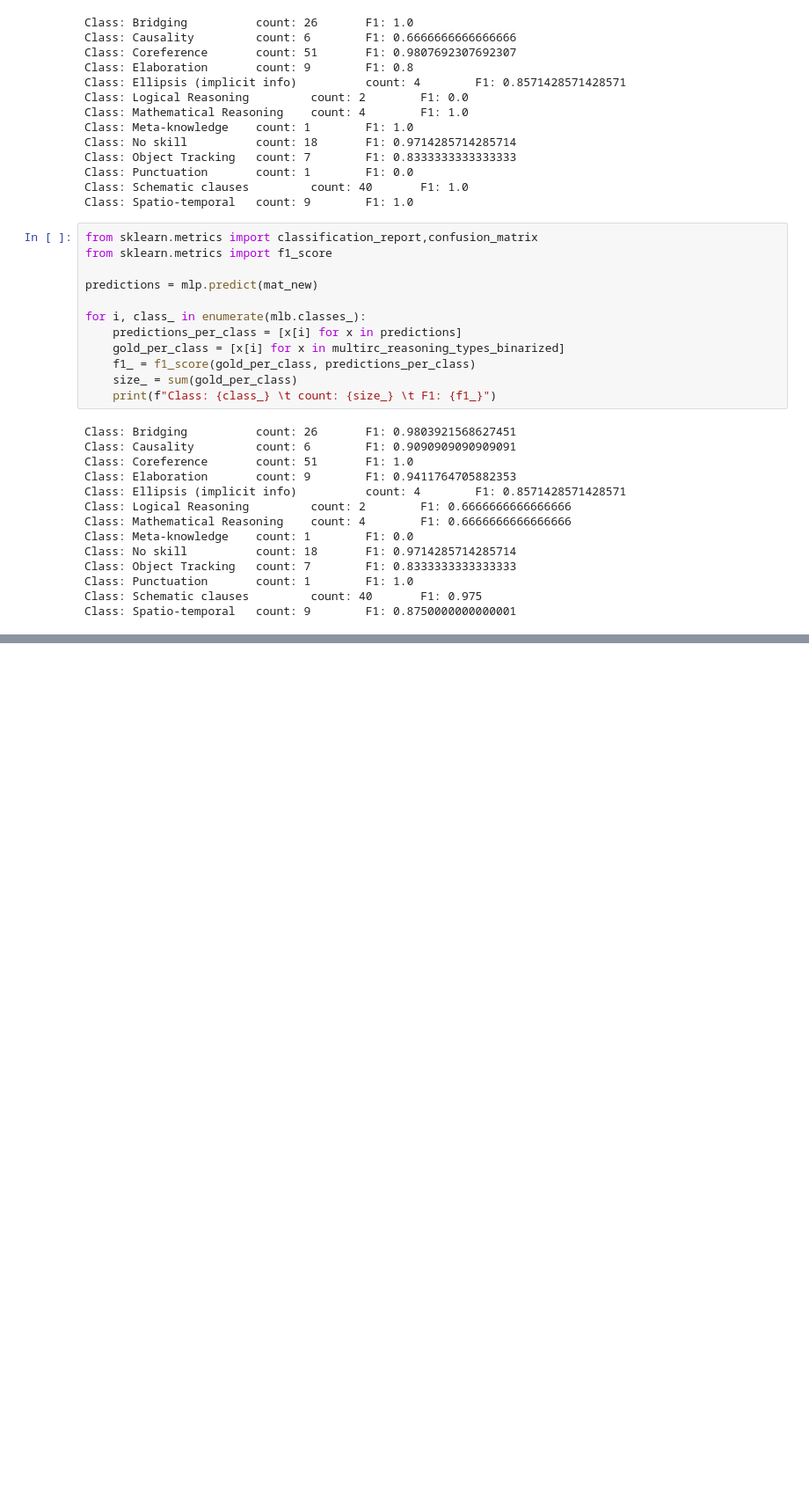
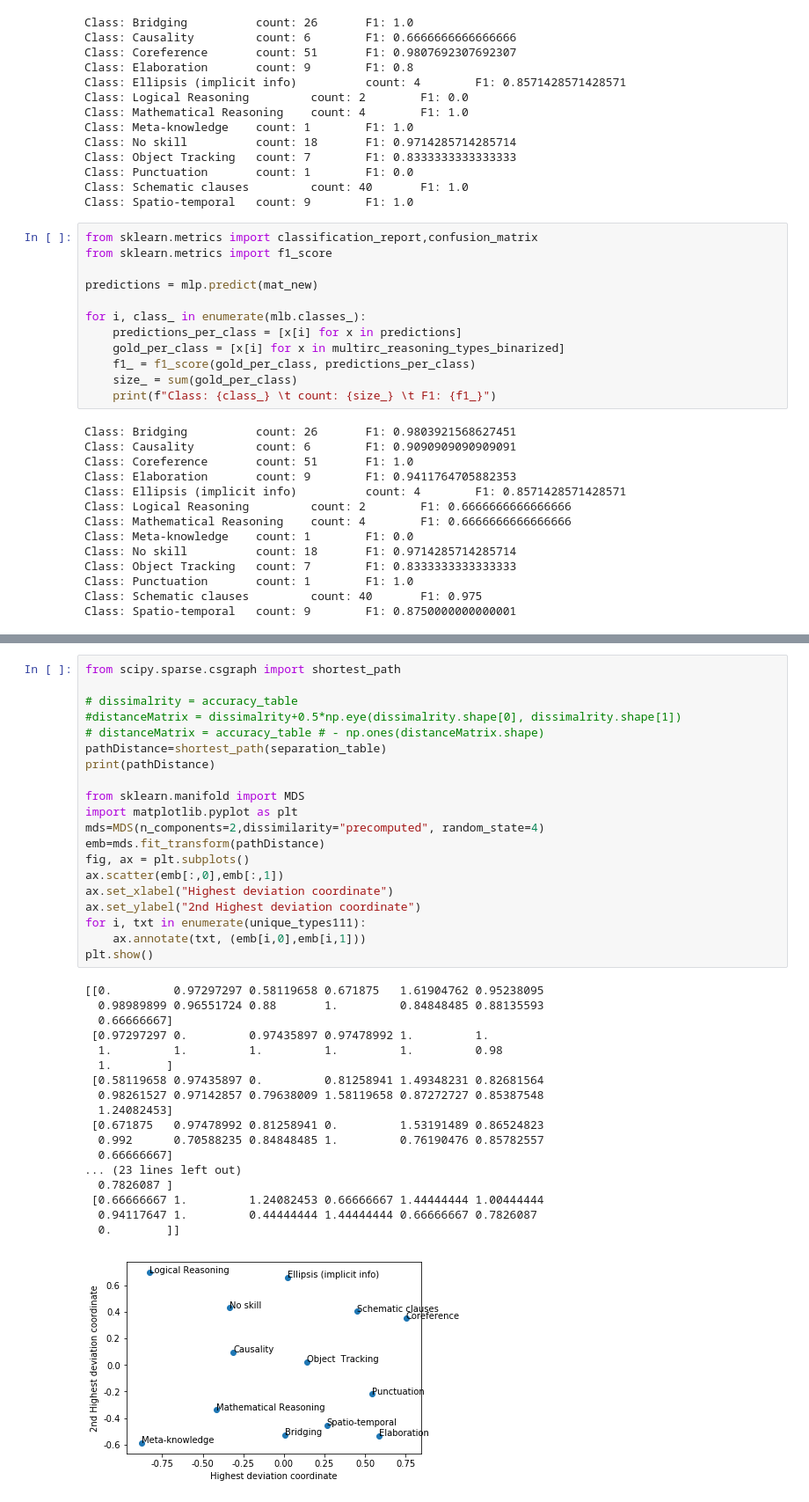
Before and after one commit to danyaljj/allennlp, a Jupyter notebook: 3.analysis_mctest.ipynb, the cells around one changed output, grey strips where cells are left out. Shown: that part at 88% size. Cells and saved outputs as stored; diff of their text form; blank space fills up the shorter version.

```diff
--- a/3.analysis_mctest.ipynb
+++ b/3.analysis_mctest.ipynb
@@ -851,0 +1001,39 @@ Class: Spatio-temporal   count: 9        F1: 0.8750000000000001
+# %%
+from scipy.sparse.csgraph import shortest_path
+
+# dissimalrity = accuracy_table
+#distanceMatrix = dissimalrity+0.5*np.eye(dissimalrity.shape[0], dissimalrity.shape[1])
+# distanceMatrix = accuracy_table # - np.ones(distanceMatrix.shape)
+pathDistance=shortest_path(separation_table)
+print(pathDistance)
+
+from sklearn.manifold import MDS
+import matplotlib.pyplot as plt
+mds=MDS(n_components=2,dissimilarity="precomputed", random_state=4)
+emb=mds.fit_transform(pathDistance)
+fig, ax = plt.subplots()
+ax.scatter(emb[:,0],emb[:,1])
+ax.set_xlabel("Highest deviation coordinate")
+ax.set_ylabel("2nd Highest deviation coordinate")
+for i, txt in enumerate(unique_types111):
+    ax.annotate(txt, (emb[i,0],emb[i,1]))
+plt.show()
+# %% [output]
+[[0.         0.97297297 0.58119658 0.671875   1.61904762 0.95238095
+  0.98989899 0.96551724 0.88       1.         0.84848485 0.88135593
+  0.66666667]
+ [0.97297297 0.         0.97435897 0.97478992 1.         1.
+  1.         1.         1.         1.         1.         0.98
+  1.        ]
+ [0.58119658 0.97435897 0.         0.81258941 1.49348231 0.82681564
+  0.98261527 0.97142857 0.79638009 1.58119658 0.87272727 0.85387548
+  1.24082453]
+ [0.671875   0.97478992 0.81258941 0.         1.53191489 0.86524823
+  0.992      0.70588235 0.84848485 1.         0.76190476 0.85782557
+  0.66666667]
+... (23 lines left out)
+  0.7826087 ]
+ [0.66666667 1.         1.24082453 0.66666667 1.44444444 1.00444444
+  0.94117647 1.         0.44444444 1.44444444 0.66666667 0.7826087
+  0.        ]]
+[figure, added]
```
Also changed, not shown: parts of 7 cells of this notebook, 4 other files.
